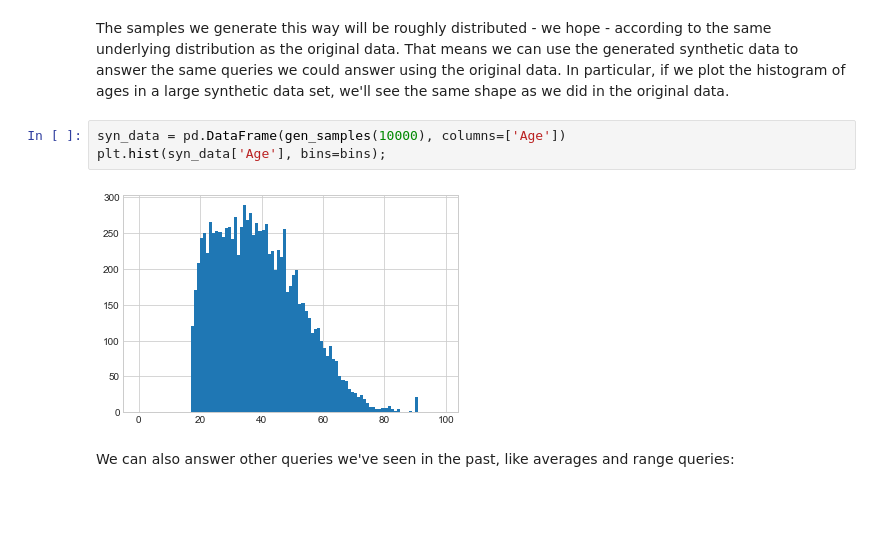
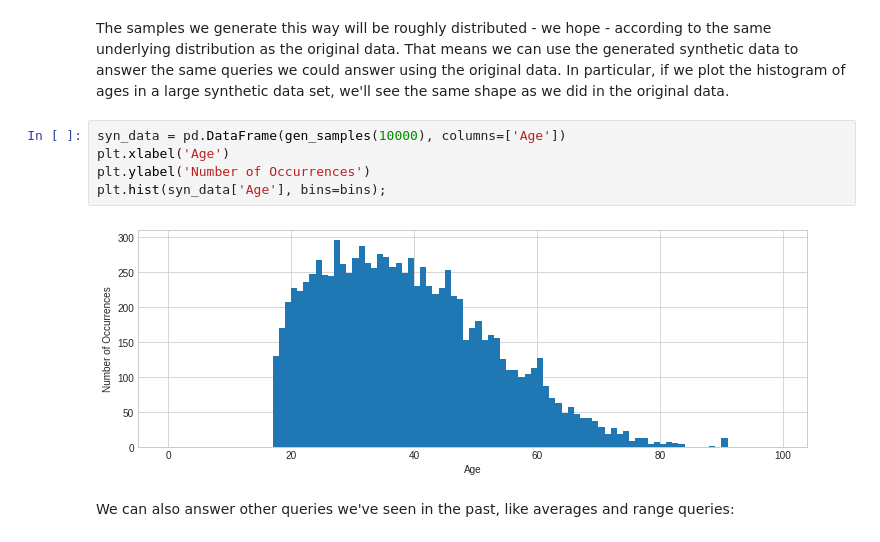
Before and after one commit to uvm-plaid/programming-dp, a Jupyter notebook: _sources/notebooks/ch14.ipynb, the cells around one changed output. Cells and saved outputs as stored; diff of their text form; blank space fills up the shorter version.

```diff
--- a/_sources/notebooks/ch14.ipynb
+++ b/_sources/notebooks/ch14.ipynb
@@ -124,9 +137,11 @@ syn_data
 The samples we generate this way will be roughly distributed - we hope - according to the same underlying distribution as the original data. That means we can use the generated synthetic data to answer the same queries we could answer using the original data. In particular, if we plot the histogram of ages in a large synthetic data set, we'll see the same shape as we did in the original data.
 # %%
 syn_data = pd.DataFrame(gen_samples(10000), columns=['Age'])
+plt.xlabel('Age')
+plt.ylabel('Number of Occurrences')
 plt.hist(syn_data['Age'], bins=bins);
 # %% [output]
-[figure, old version]
+[figure, new version]
 # %% [markdown]
 We can also answer other queries we've seen in the past, like averages and range queries:
 # %%
```
Also changed, not shown: parts of 15 cells of this notebook, 38 other files.
